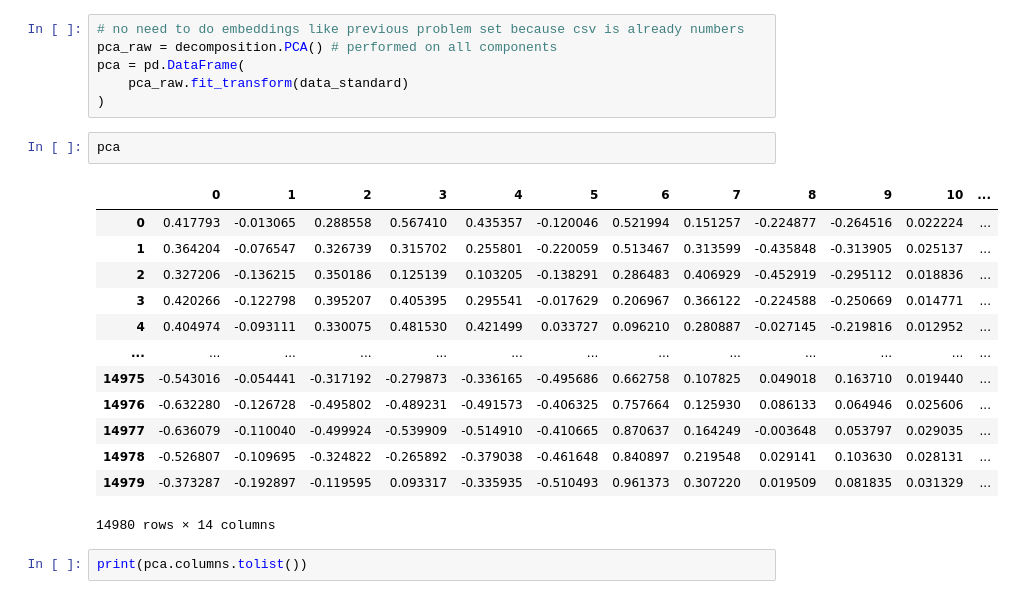
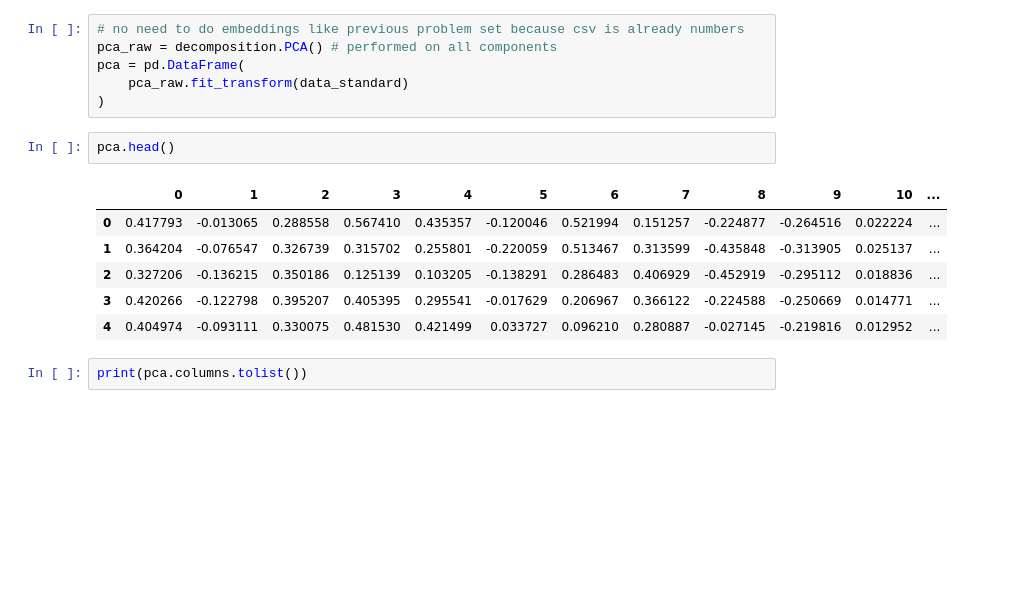
Before and after one commit to gheenc/Computational-Methods, a Jupyter notebook: pset4/pset4 problem 4.ipynb, the cells around one changed output. Cells and saved outputs as stored; diff of their text form; blank space fills up the shorter version.

```diff
--- a/pset4/pset4 problem 4.ipynb
+++ b/pset4/pset4 problem 4.ipynb
@@ -50,21 +49,14 @@ pca = pd.DataFrame(
     pca_raw.fit_transform(data_standard)
 )
 # %%
-pca
+pca.head()
 # %% [output]
 |  | 0 | 1 | 2 | 3 | 4 | 5 | 6 | 7 | 8 | 9 | 10 | ... |
 | 0 | 0.417793 | -0.013065 | 0.288558 | 0.567410 | 0.435357 | -0.120046 | 0.521994 | 0.151257 | -0.224877 | -0.264516 | 0.022224 | ... |
 | 1 | 0.364204 | -0.076547 | 0.326739 | 0.315702 | 0.255801 | -0.220059 | 0.513467 | 0.313599 | -0.435848 | -0.313905 | 0.025137 | ... |
 | 2 | 0.327206 | -0.136215 | 0.350186 | 0.125139 | 0.103205 | -0.138291 | 0.286483 | 0.406929 | -0.452919 | -0.295112 | 0.018836 | ... |
 | 3 | 0.420266 | -0.122798 | 0.395207 | 0.405395 | 0.295541 | -0.017629 | 0.206967 | 0.366122 | -0.224588 | -0.250669 | 0.014771 | ... |
 | 4 | 0.404974 | -0.093111 | 0.330075 | 0.481530 | 0.421499 | 0.033727 | 0.096210 | 0.280887 | -0.027145 | -0.219816 | 0.012952 | ... |
-| ... | ... | ... | ... | ... | ... | ... | ... | ... | ... | ... | ... | ... |
-| 14975 | -0.543016 | -0.054441 | -0.317192 | -0.279873 | -0.336165 | -0.495686 | 0.662758 | 0.107825 | 0.049018 | 0.163710 | 0.019440 | ... |
-| 14976 | -0.632280 | -0.126728 | -0.495802 | -0.489231 | -0.491573 | -0.406325 | 0.757664 | 0.125930 | 0.086133 | 0.064946 | 0.025606 | ... |
-| 14977 | -0.636079 | -0.110040 | -0.499924 | -0.539909 | -0.514910 | -0.410665 | 0.870637 | 0.164249 | -0.003648 | 0.053797 | 0.029035 | ... |
-| 14978 | -0.526807 | -0.109695 | -0.324822 | -0.265892 | -0.379038 | -0.461648 | 0.840897 | 0.219548 | 0.029141 | 0.103630 | 0.028131 | ... |
-| 14979 | -0.373287 | -0.192897 | -0.119595 | 0.093317 | -0.335935 | -0.510493 | 0.961373 | 0.307220 | 0.019509 | 0.081835 | 0.031329 | ... |
-14980 rows × 14 columns
 # %%
 print(pca.columns.tolist())
 # %% [output]
```
Also changed, not shown: parts of 7 cells of this notebook, 1 other file.
